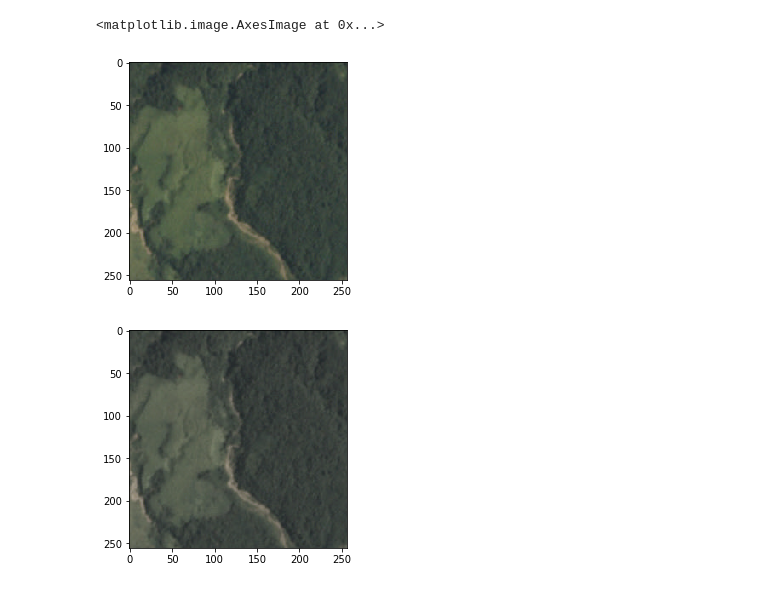
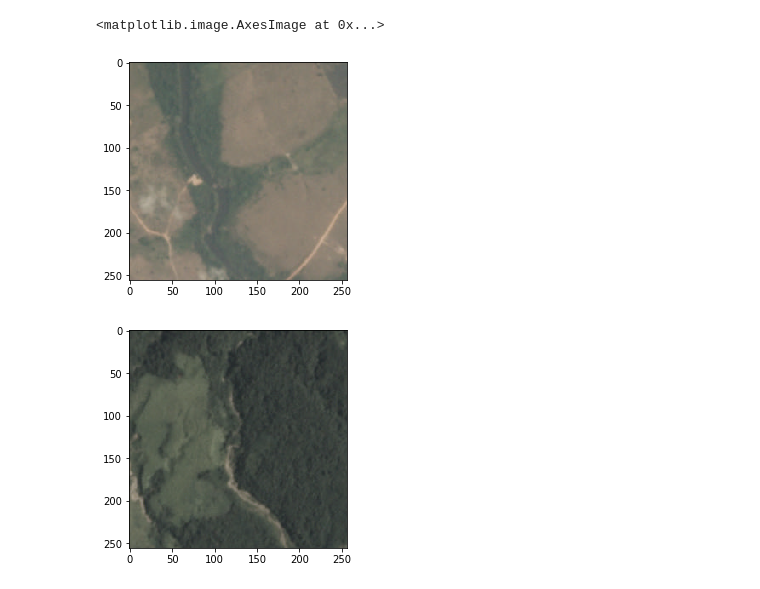
Before and after one commit to mratsim/Amazon-Forest-Computer-Vision, a Jupyter notebook: baseline/DataAugmentation.ipynb, the cells around one changed output. Saved outputs shown, nothing was run; the diff lists cells and outputs as text; code cells hidden in the pictures.

```diff
--- a/baseline/DataAugmentation.ipynb
+++ b/baseline/DataAugmentation.ipynb
@@ -6,14 +6,14 @@ import matplotlib.pyplot as plt
 import numpy as np
 %matplotlib inline
 # %%
-img = Image.open("../data/train-jpg/train_1.jpg")
+img = Image.open("../data/train-jpg/train_30000.jpg")
 # %%
 img = img.convert('RGB')
-# %%
-imshow(img)
-# %% [output]
-<matplotlib.image.AxesImage at 0x...>
-[figure, removed]
+# %%
+plt.imshow(img)
+# %% [output]
+<matplotlib.image.AxesImage at 0x...>
+[figure, added]
 # %%
 images = []
 
```
Also changed, not shown: 1 other file.
